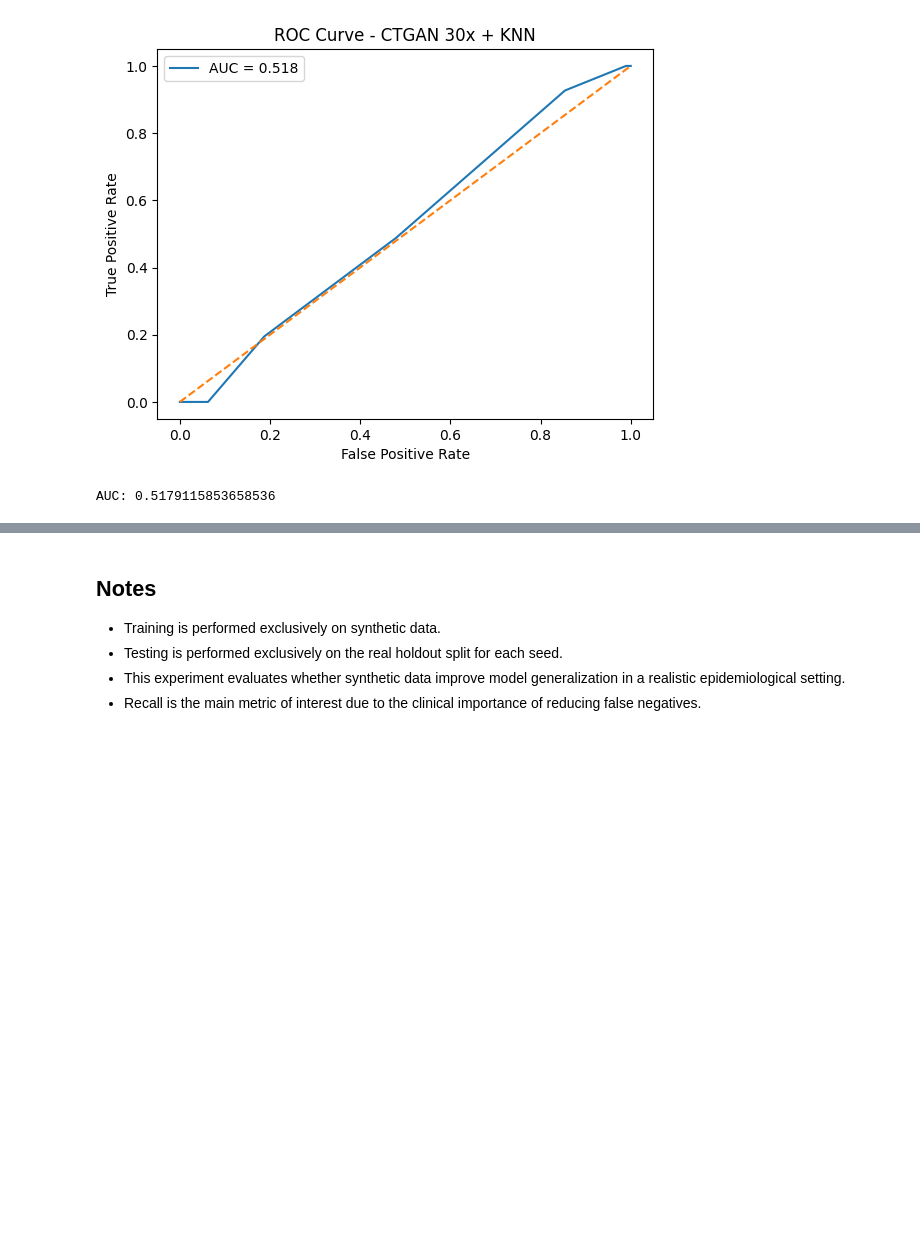
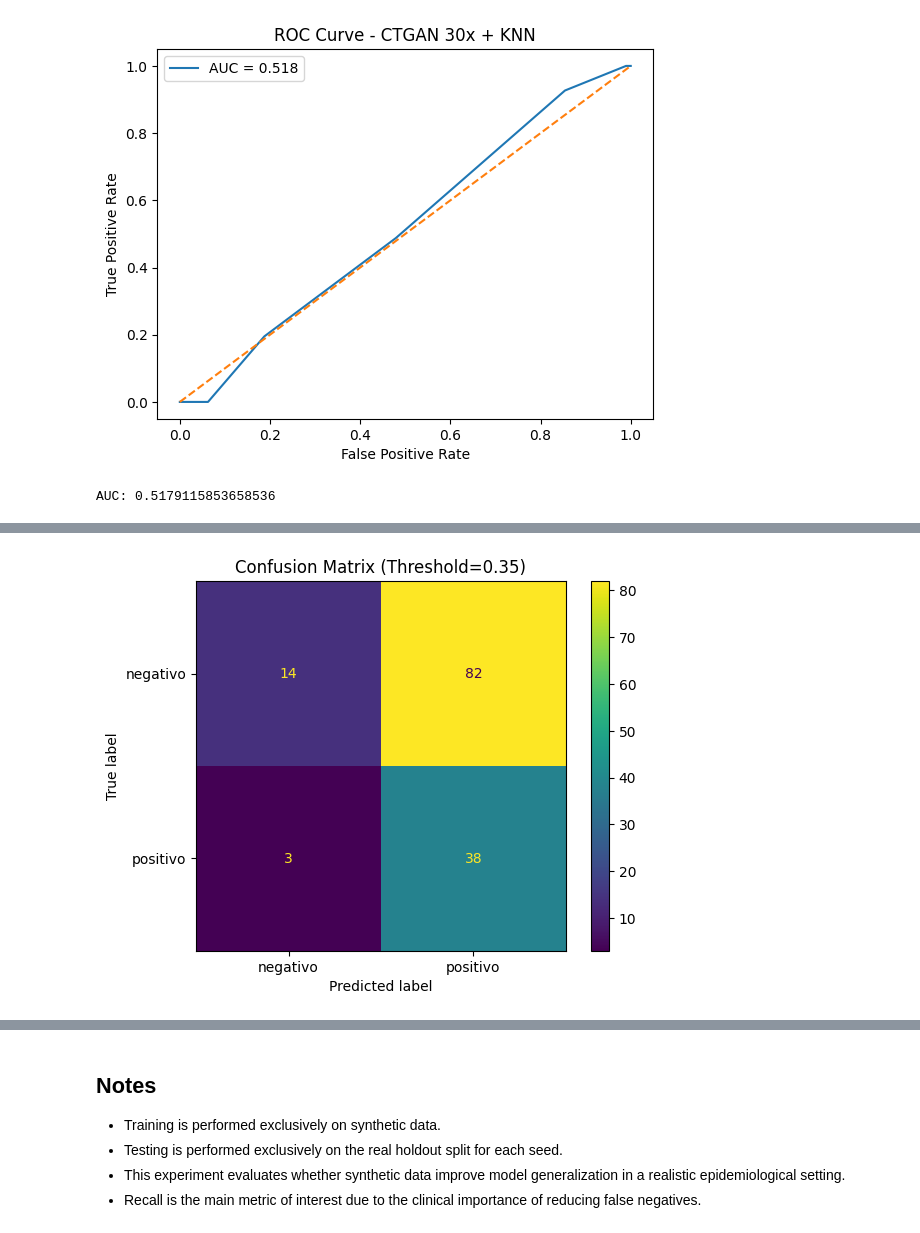
Before and after one commit to infopontes/lvc-synthetic-data-ml, a Jupyter notebook: notebooks/06_synthetic_to_real_evaluation.ipynb, the cells around one changed output, grey strips where cells are left out. Saved outputs shown, nothing was run; the diff lists cells and outputs as text; code cells hidden in the pictures; blank space fills up the shorter version.

```diff
--- a/notebooks/06_synthetic_to_real_evaluation.ipynb
+++ b/notebooks/06_synthetic_to_real_evaluation.ipynb
@@ -342,0 +397,16 @@ AUC: 0.5179115853658536
+# %%
+BEST_THRESHOLD = 0.35
+
+y_pred_new = (y_proba >= BEST_THRESHOLD).astype(int)
+
+from sklearn.metrics import confusion_matrix, ConfusionMatrixDisplay
+
+cm = confusion_matrix(y_test_real, y_pred_new)
+
+disp = ConfusionMatrixDisplay(cm, display_labels=label_encoder.classes_)
+disp.plot()
+
+plt.title(f"Confusion Matrix (Threshold={BEST_THRESHOLD})")
+plt.show()
+# %% [output]
+[figure, added]
```
Also changed, not shown: parts of 4 cells of this notebook, 1 other file.
